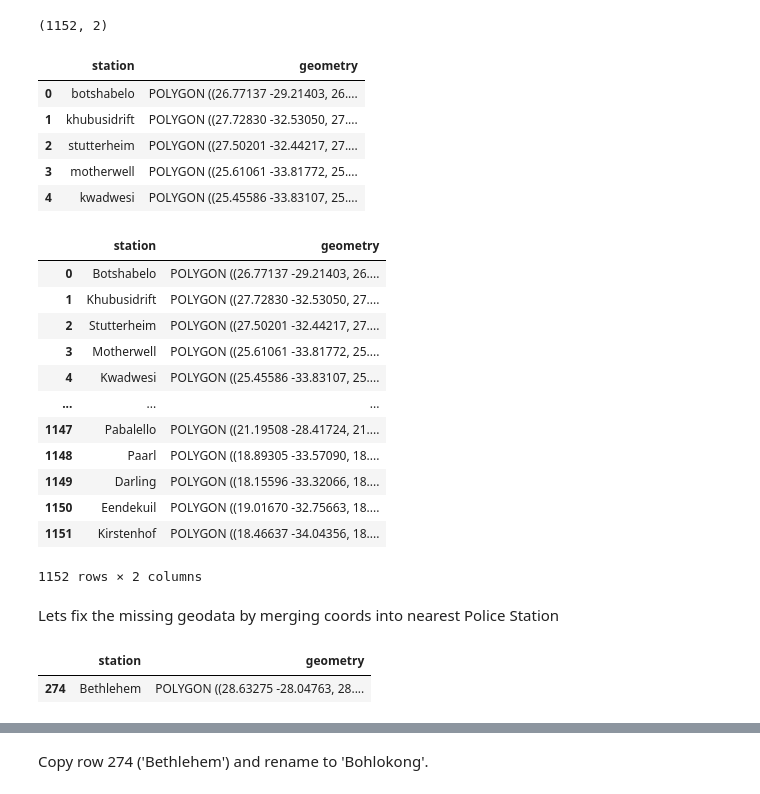
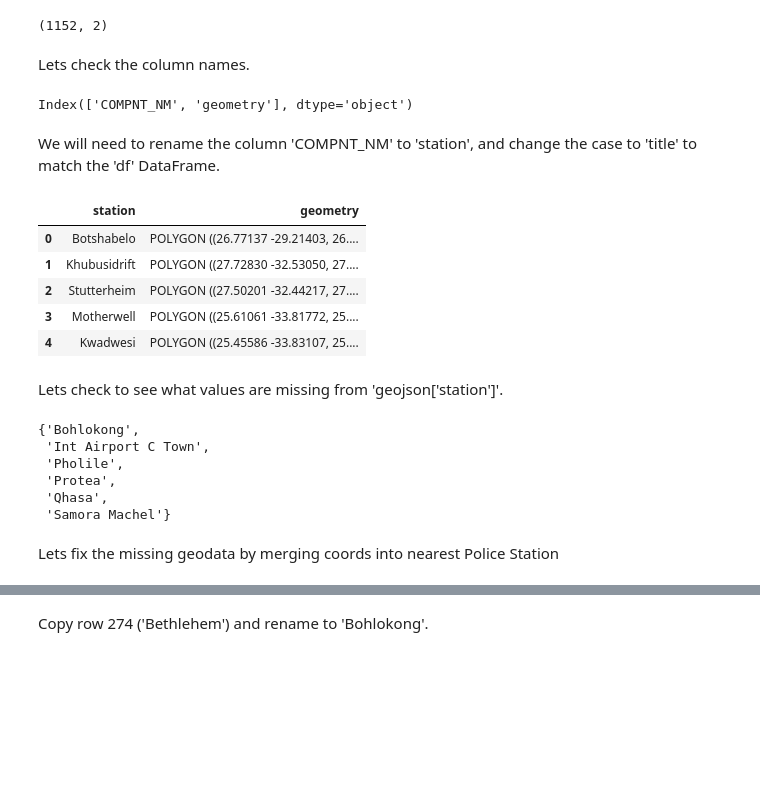
Before and after one commit to OmdenaAI/south-africa-chapter-mapping-urban-v, a Jupyter notebook: src/tasks/task4-eda-visualization/geospatial/geospatial_sa.ipynb, the cells around one changed output, grey strips where cells are left out. Saved outputs shown, nothing was run; the diff lists cells and outputs as text; code cells hidden in the pictures; blank space fills up the shorter version.

```diff
--- a/src/tasks/task4-eda-visualization/geospatial/geospatial_sa.ipynb
+++ b/src/tasks/task4-eda-visualization/geospatial/geospatial_sa.ipynb
@@ -62,38 +62,37 @@ Quick check of the shape reveals there may be some missing data points.
 geojson.shape
 # %% [output]
 (1152, 2)
+# %% [markdown]
+Lets check the column names.
+# %%
+geojson.columns
+# %% [output]
+Index(['COMPNT_NM', 'geometry'], dtype='object')
+# %% [markdown]
+We will need to rename the column 'COMPNT_NM' to 'station', and change the case to 'title' to match the 'df' DataFrame.
 # %%
 geojson.rename(columns = {'COMPNT_NM':'station'}, inplace = True)
-geojson['station'] = geojson['station'].str.lower()
+geojson['station'] = geojson['station'].str.title()
 geojson.head()
 # %% [output]
 |  | station | geometry |
-| 0 | botshabelo | POLYGON ((26.77137 -29.21403, 26.... |
-| 1 | khubusidrift | POLYGON ((27.72830 -32.53050, 27.... |
-| 2 | stutterheim | POLYGON ((27.50201 -32.44217, 27.... |
-| 3 | motherwell | POLYGON ((25.61061 -33.81772, 25.... |
-| 4 | kwadwesi | POLYGON ((25.45586 -33.83107, 25.... |
+| 0 | Botshabelo | POLYGON ((26.77137 -29.21403, 26.... |
+| 1 | Khubusidrift | POLYGON ((27.72830 -32.53050, 27.... |
+| 2 | Stutterheim | POLYGON ((27.50201 -32.44217, 27.... |
+| 3 | Motherwell | POLYGON ((25.61061 -33.81772, 25.... |
+| 4 | Kwadwesi | POLYGON ((25.45586 -33.83107, 25.... |
-# %%
-geojson['station'] = geojson['station'].str.title()
-geojson
-# %% [output]
-|  | station | geometry |
-| 0 | Botshabelo | POLYGON ((26.77137 -29.21403, 26.... |
-| 1 | Khubusidrift | POLYGON ((27.72830 -32.53050, 27.... |
-| 2 | Stutterheim | POLYGON ((27.50201 -32.44217, 27.... |
-| 3 | Motherwell | POLYGON ((25.61061 -33.81772, 25.... |
-| 4 | Kwadwesi | POLYGON ((25.45586 -33.83107, 25.... |
-| ... | ... | ... |
-| 1147 | Pabalello | POLYGON ((21.19508 -28.41724, 21.... |
-| 1148 | Paarl | POLYGON ((18.89305 -33.57090, 18.... |
-| 1149 | Darling | POLYGON ((18.15596 -33.32066, 18.... |
-| 1150 | Eendekuil | POLYGON ((19.01670 -32.75663, 18.... |
-| 1151 | Kirstenhof | POLYGON ((18.46637 -34.04356, 18.... |
-1152 rows × 2 columns
+# %% [markdown]
+Lets check to see what values are missing from 'geojson['station']'.
+# %%
+df_in = df['station'].unique()
+ge_in = geojson['station'].unique()
+set(df_in) ^ set(ge_in)
+# %% [output]
+{'Bohlokong',
+ 'Int Airport C Town',
+ 'Pholile',
+ 'Protea',
+ 'Qhasa',
+ 'Samora Machel'}
 # %% [markdown]
 Lets fix the missing geodata by merging coords into nearest Police Station
-# %%
-geojson[geojson['station'] == 'Bethlehem']
-# %% [output]
-|  | station | geometry |
-| 274 | Bethlehem | POLYGON ((28.63275 -28.04763, 28.... |
```
Also changed, not shown: parts of 8 cells of this notebook.
